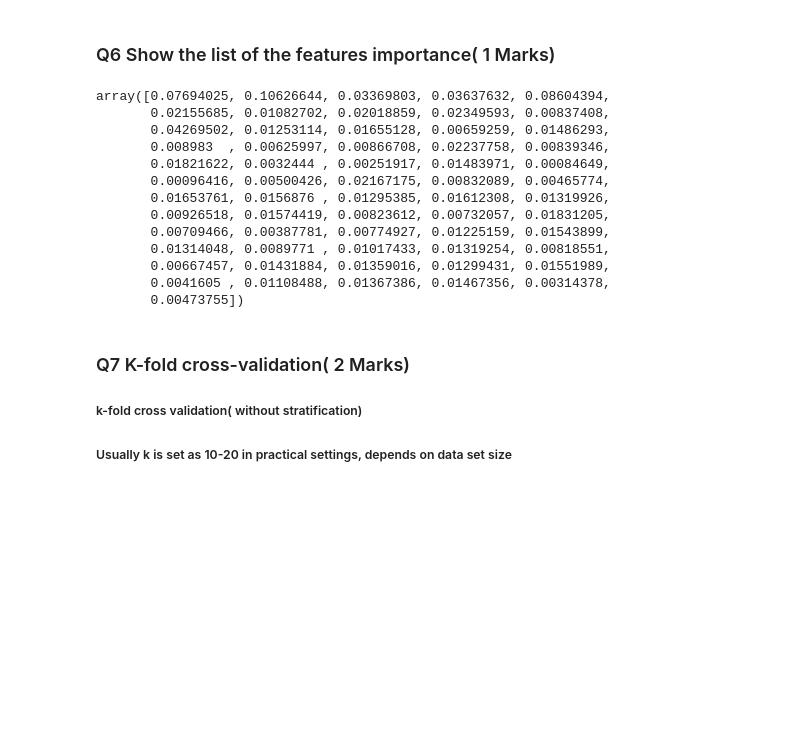
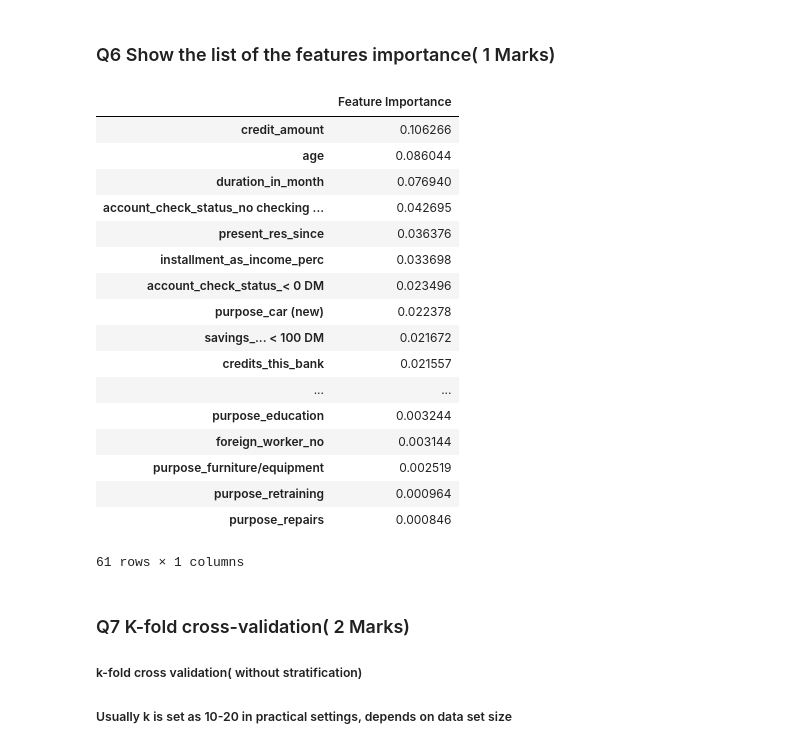
Before and after one commit to Malaratgithub/Machine-Learning-Python, a Jupyter notebook: R4/Lab/External/R4_External_Lab_Validation_Accuracy (1).ipynb, the cells around one changed output. Drawn from its saved outputs; the diff is of its cells as text; code cells hidden in the pictures; blank space fills up the shorter version.

```diff
--- a/R4/Lab/External/R4_External_Lab_Validation_Accuracy (1).ipynb
+++ b/R4/Lab/External/R4_External_Lab_Validation_Accuracy (1).ipynb
@@ -128,22 +137,27 @@ Accuracy on test data set id 0.7866666666666666
 Accuracy on test data set id 0.7866666666666666
 # %% [markdown]
 ### Q6 Show the list of the features importance( 1 Marks)
-# %%
-rf_model.feature_importances_
-# %% [output]
-array([0.07694025, 0.10626644, 0.03369803, 0.03637632, 0.08604394,
-       0.02155685, 0.01082702, 0.02018859, 0.02349593, 0.00837408,
-       0.04269502, 0.01253114, 0.01655128, 0.00659259, 0.01486293,
-       0.008983  , 0.00625997, 0.00866708, 0.02237758, 0.00839346,
-       0.01821622, 0.0032444 , 0.00251917, 0.01483971, 0.00084649,
-       0.00096416, 0.00500426, 0.02167175, 0.00832089, 0.00465774,
-       0.01653761, 0.0156876 , 0.01295385, 0.01612308, 0.01319926,
-       0.00926518, 0.01574419, 0.00823612, 0.00732057, 0.01831205,
-       0.00709466, 0.00387781, 0.00774927, 0.01225159, 0.01543899,
-       0.01314048, 0.0089771 , 0.01017433, 0.01319254, 0.00818551,
-       0.00667457, 0.01431884, 0.01359016, 0.01299431, 0.01551989,
-       0.0041605 , 0.01108488, 0.01367386, 0.01467356, 0.00314378,
-       0.00473755])
+# %%
+pd.DataFrame(rf_model.feature_importances_, index=X_trainOrg.columns, columns=['Feature Importance']).sort_values('Feature Importance', ascending=False)
+# %% [output]
+|  | Feature Importance |
+| credit_amount | 0.106266 |
+| age | 0.086044 |
+| duration_in_month | 0.076940 |
+| account_check_status_no checking ... | 0.042695 |
+| present_res_since | 0.036376 |
+| installment_as_income_perc | 0.033698 |
+| account_check_status_< 0 DM | 0.023496 |
+| purpose_car (new) | 0.022378 |
+| savings_... < 100 DM | 0.021672 |
+| credits_this_bank | 0.021557 |
+| ... | ... |
+| purpose_education | 0.003244 |
+| foreign_worker_no | 0.003144 |
+| purpose_furniture/equipment | 0.002519 |
+| purpose_retraining | 0.000964 |
+| purpose_repairs | 0.000846 |
+61 rows × 1 columns
 # %% [markdown]
 ### Q7 K-fold cross-validation( 2 Marks)
 ##### k-fold cross validation( without stratification)
```
Also changed, not shown: parts of 23 cells of this notebook, 1 other file.
